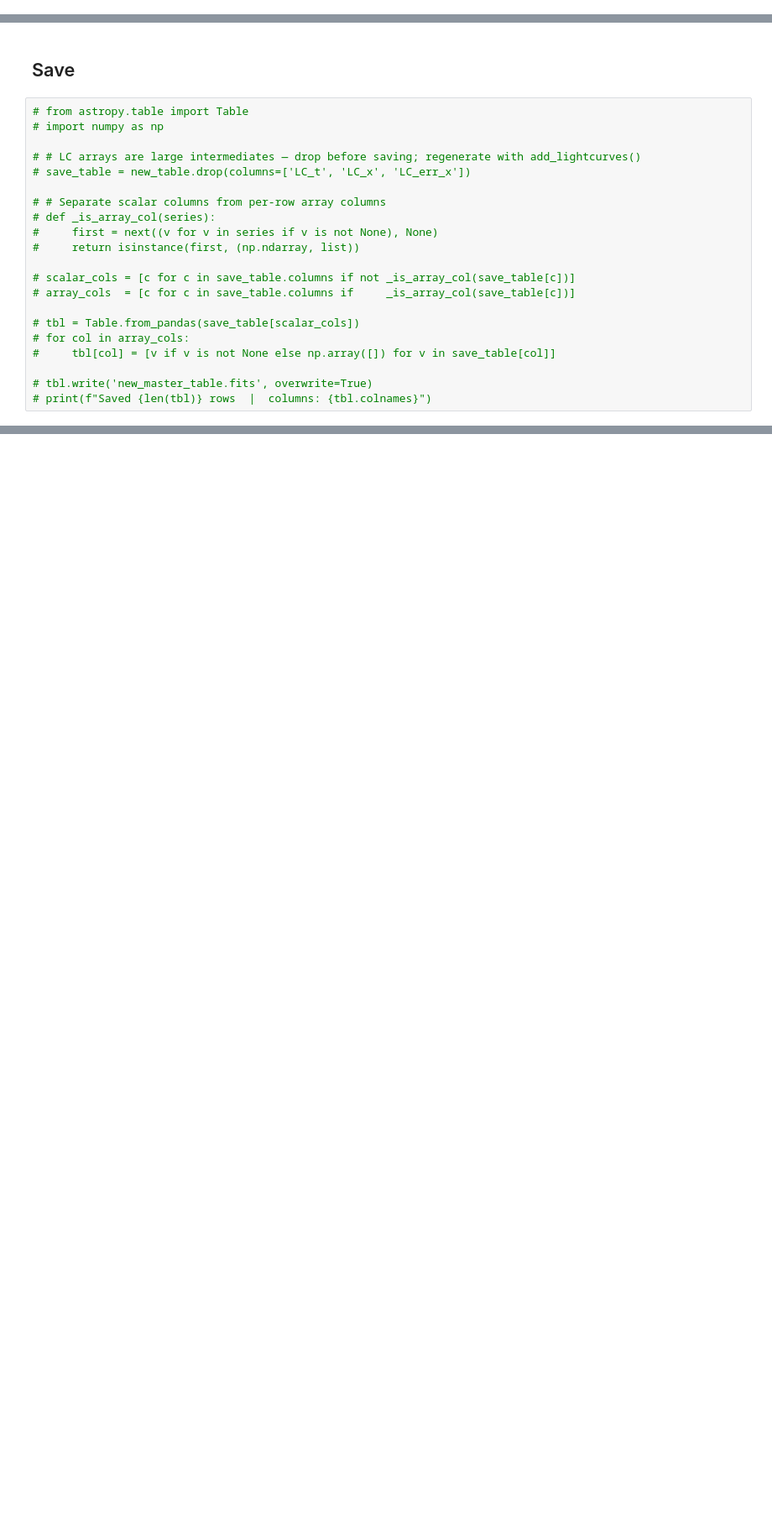
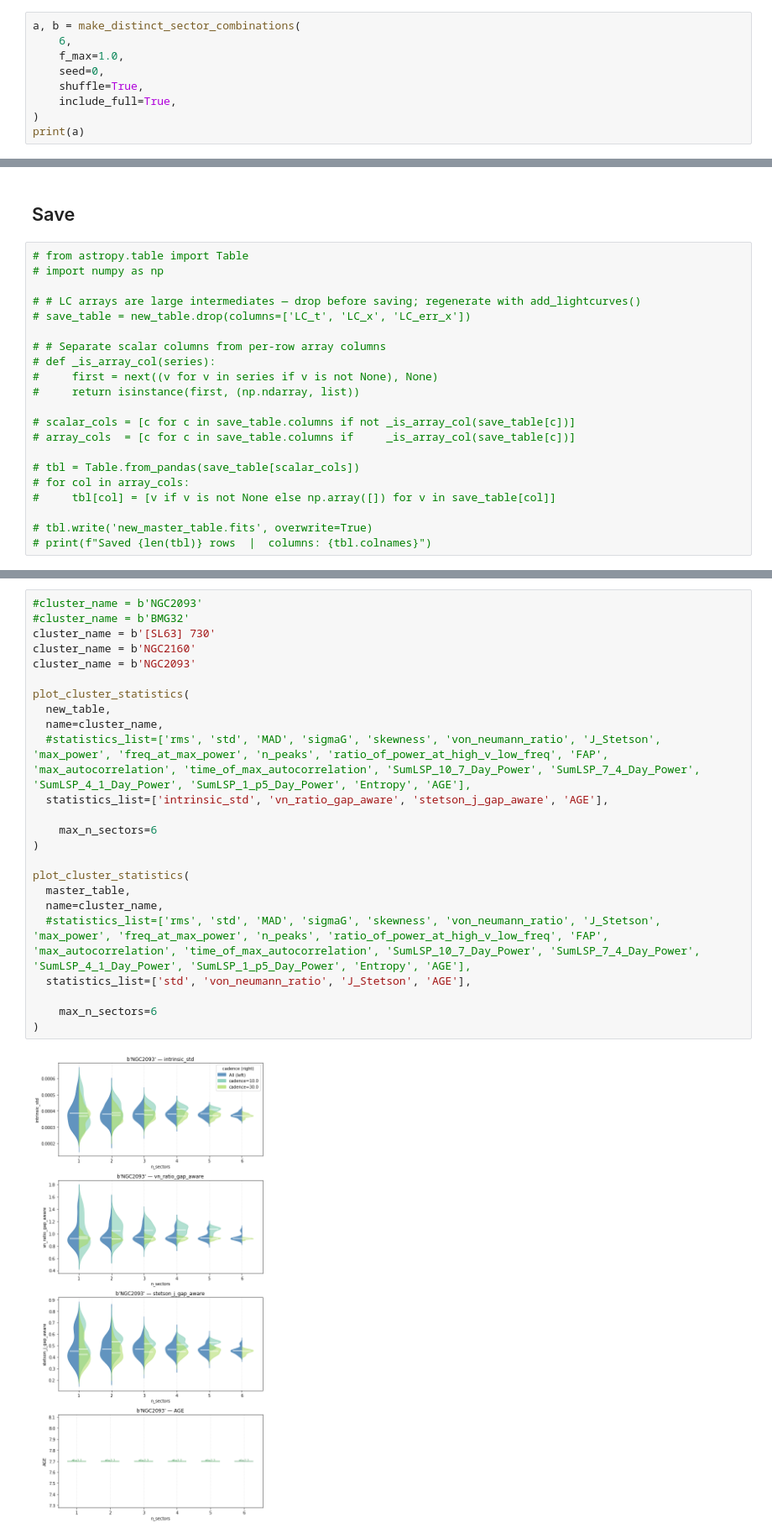
Before and after one commit to CharlieWillard1/TESS_Cluster_Age_ML, a Jupyter notebook: Data_Visualization_CGW/Construct_Updated_Table.ipynb, the cells around one changed output, grey strips where cells are left out. Shown at 84% size. Saved outputs shown, nothing was run; the diff lists cells and outputs as text; blank space fills up the shorter version.

```diff
--- a/Data_Visualization_CGW/Construct_Updated_Table.ipynb
+++ b/Data_Visualization_CGW/Construct_Updated_Table.ipynb
@@ -13,0 +37,9 @@ from vis_periodogram import plot_cluster_periodograms, plot_cluster_periodograms
+# %%
+a, b = make_distinct_sector_combinations(
+    6,
+    f_max=1.0,
+    seed=0,
+    shuffle=True,
+    include_full=True,
+)
+print(a)
@@ -139,0 +211,26 @@ add_invariant_LSP_stats(new_table)
+# %%
+#cluster_name = b'NGC2093'
+#cluster_name = b'BMG32'
+cluster_name = b'[SL63] 730'
+cluster_name = b'NGC2160'
+cluster_name = b'NGC2093'
+
+plot_cluster_statistics(
+  new_table,
+  name=cluster_name,
+  #statistics_list=['rms', 'std', 'MAD', 'sigmaG', 'skewness', 'von_neumann_ratio', 'J_Stetson', 'max_power', 'freq_at_max_power', 'n_peaks', 'ratio_of_power_at_high_v_low_freq', 'FAP', 'max_autocorrelation', 'time_of_max_autocorrelation', 'SumLSP_10_7_Day_Power', 'SumLSP_7_4_Day_Power', 'SumLSP_4_1_Day_Power', 'SumLSP_1_p5_Day_Power', 'Entropy', 'AGE'],
+  statistics_list=['intrinsic_std', 'vn_ratio_gap_aware', 'stetson_j_gap_aware', 'AGE'],
+
+    max_n_sectors=6
+)
+
+plot_cluster_statistics(
+  master_table,
+  name=cluster_name,
+  #statistics_list=['rms', 'std', 'MAD', 'sigmaG', 'skewness', 'von_neumann_ratio', 'J_Stetson', 'max_power', 'freq_at_max_power', 'n_peaks', 'ratio_of_power_at_high_v_low_freq', 'FAP', 'max_autocorrelation', 'time_of_max_autocorrelation', 'SumLSP_10_7_Day_Power', 'SumLSP_7_4_Day_Power', 'SumLSP_4_1_Day_Power', 'SumLSP_1_p5_Day_Power', 'Entropy', 'AGE'],
+  statistics_list=['std', 'von_neumann_ratio', 'J_Stetson', 'AGE'],
+
+    max_n_sectors=6
+)
+# %% [output]
+[figure, added]
```
Also changed, not shown: parts of 10 cells of this notebook, 18 other files.
